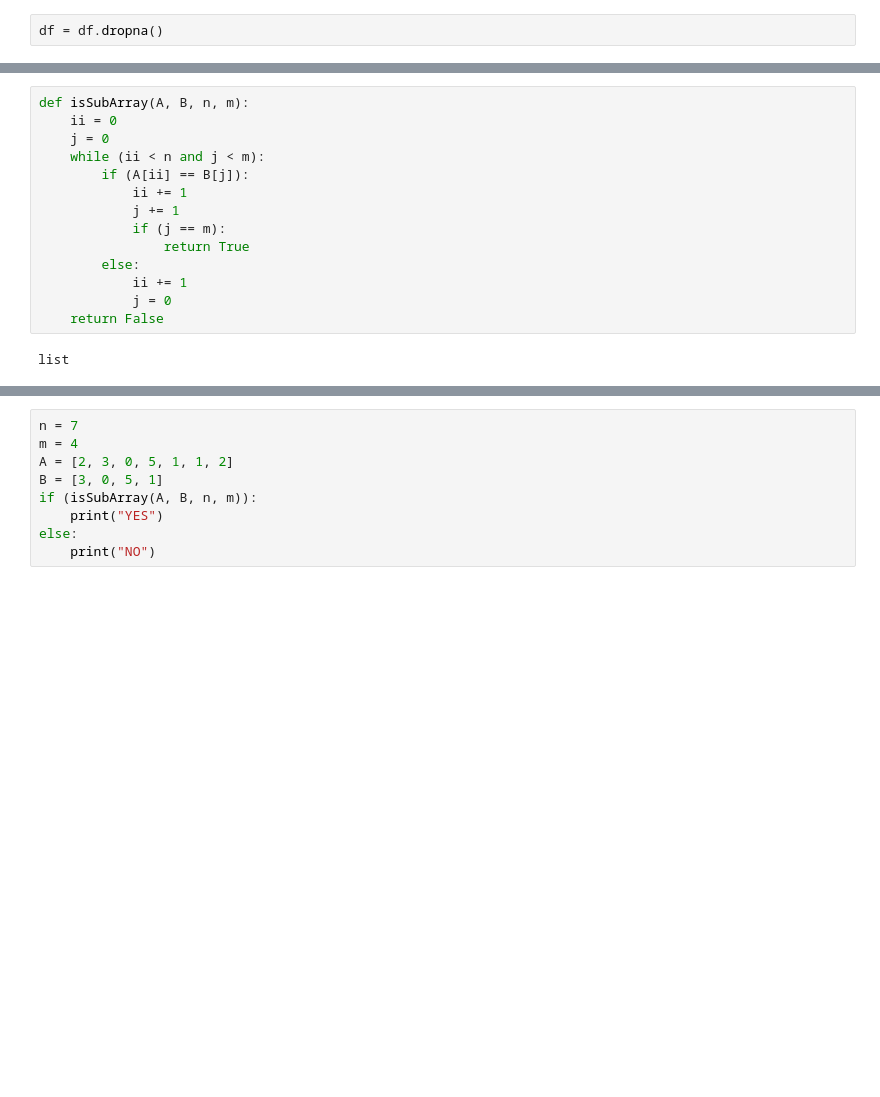
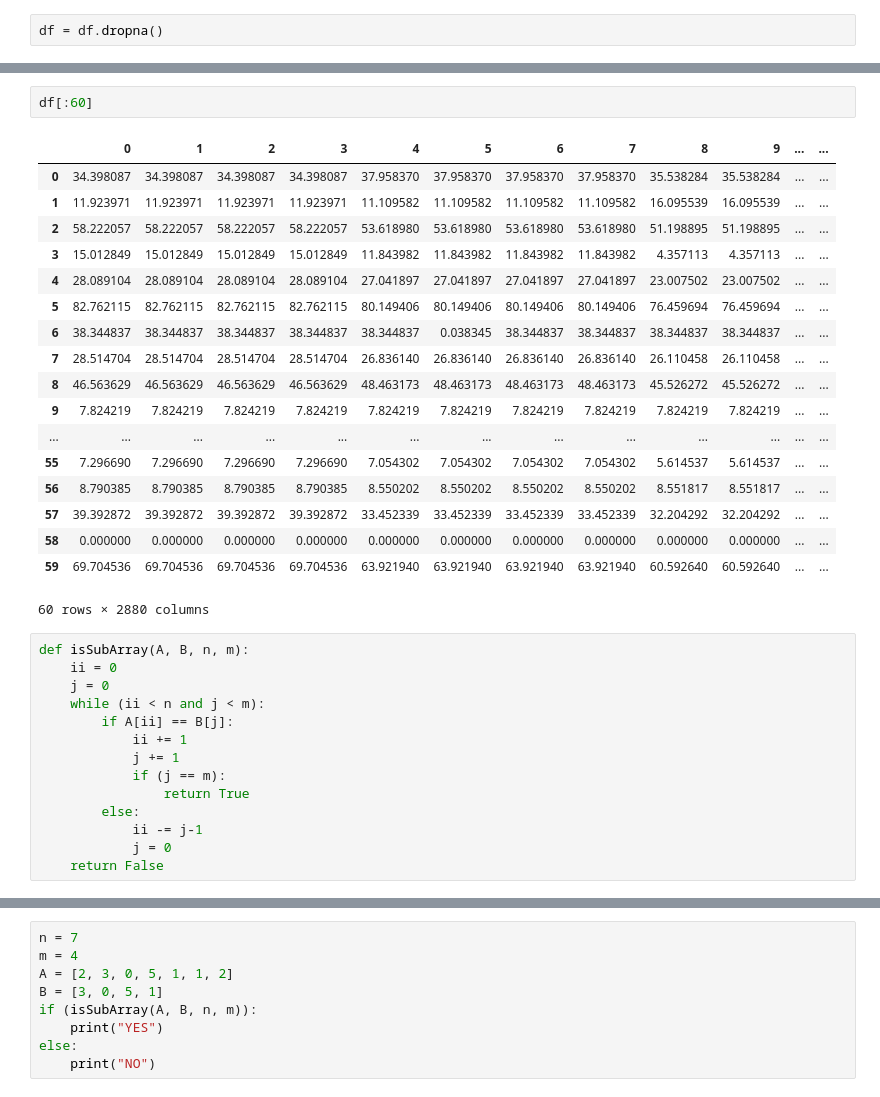
Before and after one commit to susano0/Electric-Fault-Prediction, a Jupyter notebook: TS_input.ipynb, the cells around one changed output, grey strips where cells are left out. Drawn from its saved outputs; the diff is of its cells as text; blank space fills up the shorter version.

```diff
--- a/TS_input.ipynb
+++ b/TS_input.ipynb
@@ -25,17 +22,36 @@ df = df.dropna()
+# %%
+df[:60]
+# %% [output]
+|  | 0 | 1 | 2 | 3 | 4 | 5 | 6 | 7 | 8 | 9 | ... | ... |
+| 0 | 34.398087 | 34.398087 | 34.398087 | 34.398087 | 37.958370 | 37.958370 | 37.958370 | 37.958370 | 35.538284 | 35.538284 | ... | ... |
+| 1 | 11.923971 | 11.923971 | 11.923971 | 11.923971 | 11.109582 | 11.109582 | 11.109582 | 11.109582 | 16.095539 | 16.095539 | ... | ... |
+| 2 | 58.222057 | 58.222057 | 58.222057 | 58.222057 | 53.618980 | 53.618980 | 53.618980 | 53.618980 | 51.198895 | 51.198895 | ... | ... |
+| 3 | 15.012849 | 15.012849 | 15.012849 | 15.012849 | 11.843982 | 11.843982 | 11.843982 | 11.843982 | 4.357113 | 4.357113 | ... | ... |
+| 4 | 28.089104 | 28.089104 | 28.089104 | 28.089104 | 27.041897 | 27.041897 | 27.041897 | 27.041897 | 23.007502 | 23.007502 | ... | ... |
+| 5 | 82.762115 | 82.762115 | 82.762115 | 82.762115 | 80.149406 | 80.149406 | 80.149406 | 80.149406 | 76.459694 | 76.459694 | ... | ... |
+| 6 | 38.344837 | 38.344837 | 38.344837 | 38.344837 | 38.344837 | 0.038345 | 38.344837 | 38.344837 | 38.344837 | 38.344837 | ... | ... |
+| 7 | 28.514704 | 28.514704 | 28.514704 | 28.514704 | 26.836140 | 26.836140 | 26.836140 | 26.836140 | 26.110458 | 26.110458 | ... | ... |
+| 8 | 46.563629 | 46.563629 | 46.563629 | 46.563629 | 48.463173 | 48.463173 | 48.463173 | 48.463173 | 45.526272 | 45.526272 | ... | ... |
+| 9 | 7.824219 | 7.824219 | 7.824219 | 7.824219 | 7.824219 | 7.824219 | 7.824219 | 7.824219 | 7.824219 | 7.824219 | ... | ... |
+| ... | ... | ... | ... | ... | ... | ... | ... | ... | ... | ... | ... | ... |
+| 55 | 7.296690 | 7.296690 | 7.296690 | 7.296690 | 7.054302 | 7.054302 | 7.054302 | 7.054302 | 5.614537 | 5.614537 | ... | ... |
+| 56 | 8.790385 | 8.790385 | 8.790385 | 8.790385 | 8.550202 | 8.550202 | 8.550202 | 8.550202 | 8.551817 | 8.551817 | ... | ... |
+| 57 | 39.392872 | 39.392872 | 39.392872 | 39.392872 | 33.452339 | 33.452339 | 33.452339 | 33.452339 | 32.204292 | 32.204292 | ... | ... |
+| 58 | 0.000000 | 0.000000 | 0.000000 | 0.000000 | 0.000000 | 0.000000 | 0.000000 | 0.000000 | 0.000000 | 0.000000 | ... | ... |
+| 59 | 69.704536 | 69.704536 | 69.704536 | 69.704536 | 63.921940 | 63.921940 | 63.921940 | 63.921940 | 60.592640 | 60.592640 | ... | ... |
+60 rows × 2880 columns
 # %%
 def isSubArray(A, B, n, m):
     ii = 0
     j = 0
     while (ii < n and j < m):
-        if (A[ii] == B[j]):
+        if A[ii] == B[j]:
             ii += 1
             j += 1
             if (j == m):
                 return True
         else:
-            ii += 1
+            ii -= j-1
             j = 0
     return False
-# %% [output]
-list
 # %%
```
Also changed, not shown: parts of 2 cells of this notebook.
